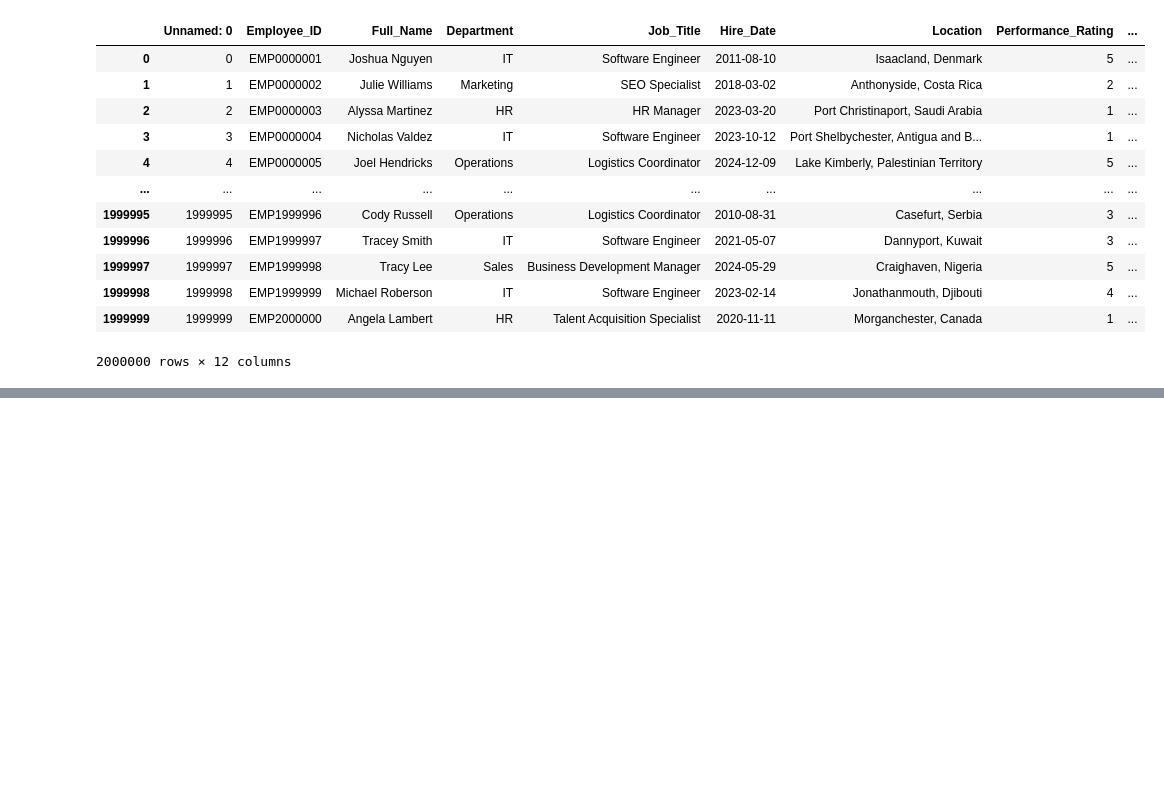
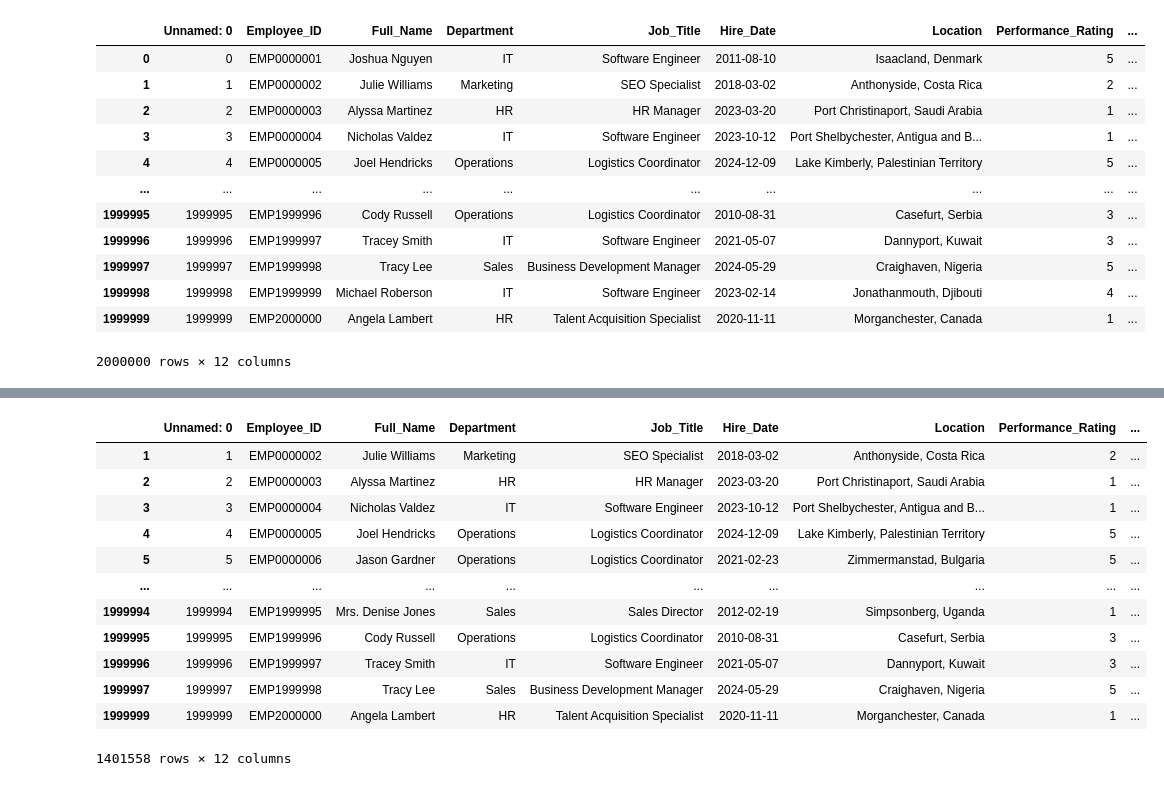
Before and after one commit to FabioKishino/pos-data-science, a Jupyter notebook: data-mining/Trabalho/trabalho.ipynb, the cells around one changed output, grey strips where cells are left out. Cells and saved outputs as stored; diff of their text form; code cells hidden in the pictures; blank space fills up the shorter version.

```diff
--- a/data-mining/Trabalho/trabalho.ipynb
+++ b/data-mining/Trabalho/trabalho.ipynb
@@ -93,3 +83,6 @@ df
 | 1999998 | 1999998 | EMP1999999 | Michael Roberson | IT | Software Engineer | 2023-02-14 | Jonathanmouth, Djibouti | 4 | ... |
 | 1999999 | 1999999 | EMP2000000 | Angela Lambert | HR | Talent Acquisition Specialist | 2020-11-11 | Morganchester, Canada | 1 | ... |
 2000000 rows × 12 columns
+# %%
+# Querying only Active employees and creating a copy to avoid warnings
+df = df.query("Status == 'Active'").copy()
@@ -95,0 +106,33 @@ df
+# %%
+import requests
+
+def get_inr_to_brl_rate():
+    try:
+        response = requests.get('https://api.exchangerate-api.com/v4/latest/INR')
+        data = response.json()
+        return data['rates']['BRL']
+    except:
+        return None
+
+# Get rate once and apply to entire column
+rate = get_inr_to_brl_rate()
+if rate:
+    df.loc[:, 'Salary_INR'] = round(((df['Salary_INR'] * rate)/12), 2)
+# %%
+# Rename Salary_INR column to Salary_BRL
+df = df.rename(columns={'Salary_INR': 'Salary_BRL'})
+df
+# %% [output]
+|  | Unnamed: 0 | Employee_ID | Full_Name | Department | Job_Title | Hire_Date | Location | Performance_Rating | ... |
+| 1 | 1 | EMP0000002 | Julie Williams | Marketing | SEO Specialist | 2018-03-02 | Anthonyside, Costa Rica | 2 | ... |
+| 2 | 2 | EMP0000003 | Alyssa Martinez | HR | HR Manager | 2023-03-20 | Port Christinaport, Saudi Arabia | 1 | ... |
+| 3 | 3 | EMP0000004 | Nicholas Valdez | IT | Software Engineer | 2023-10-12 | Port Shelbychester, Antigua and B... | 1 | ... |
+| 4 | 4 | EMP0000005 | Joel Hendricks | Operations | Logistics Coordinator | 2024-12-09 | Lake Kimberly, Palestinian Territory | 5 | ... |
+| 5 | 5 | EMP0000006 | Jason Gardner | Operations | Logistics Coordinator | 2021-02-23 | Zimmermanstad, Bulgaria | 5 | ... |
+| ... | ... | ... | ... | ... | ... | ... | ... | ... | ... |
+| 1999994 | 1999994 | EMP1999995 | Mrs. Denise Jones | Sales | Sales Director | 2012-02-19 | Simpsonberg, Uganda | 1 | ... |
+| 1999995 | 1999995 | EMP1999996 | Cody Russell | Operations | Logistics Coordinator | 2010-08-31 | Casefurt, Serbia | 3 | ... |
+| 1999996 | 1999996 | EMP1999997 | Tracey Smith | IT | Software Engineer | 2021-05-07 | Dannyport, Kuwait | 3 | ... |
+| 1999997 | 1999997 | EMP1999998 | Tracy Lee | Sales | Business Development Manager | 2024-05-29 | Craighaven, Nigeria | 5 | ... |
+| 1999999 | 1999999 | EMP2000000 | Angela Lambert | HR | Talent Acquisition Specialist | 2020-11-11 | Morganchester, Canada | 1 | ... |
+1401558 rows × 12 columns
```
Also changed, not shown: parts of 5 cells of this notebook, 6 other files.
